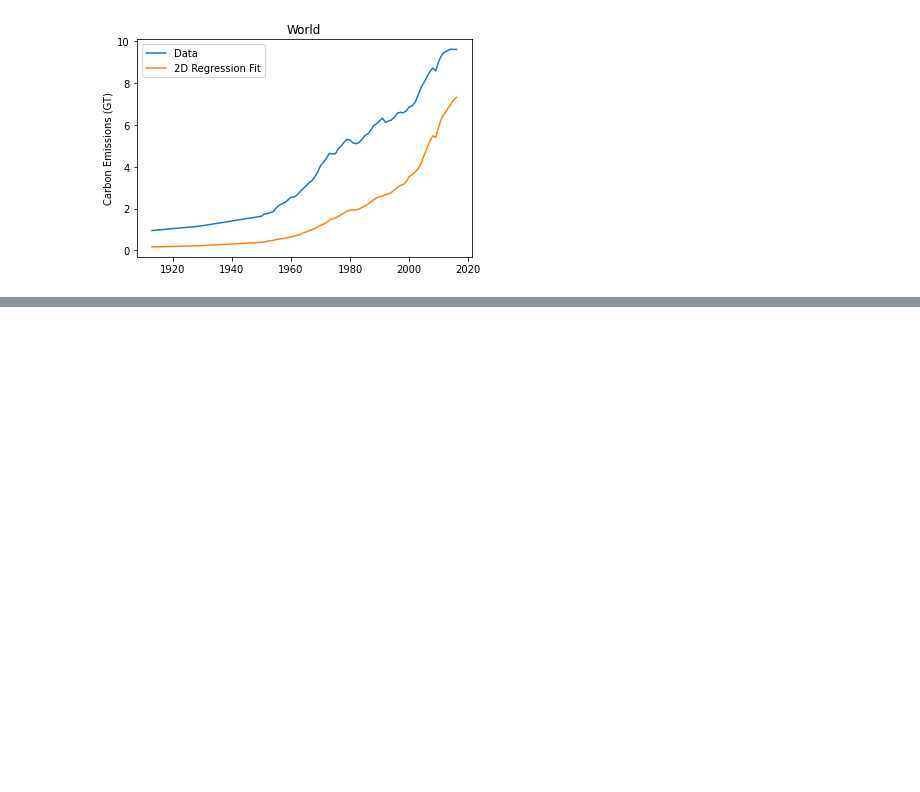
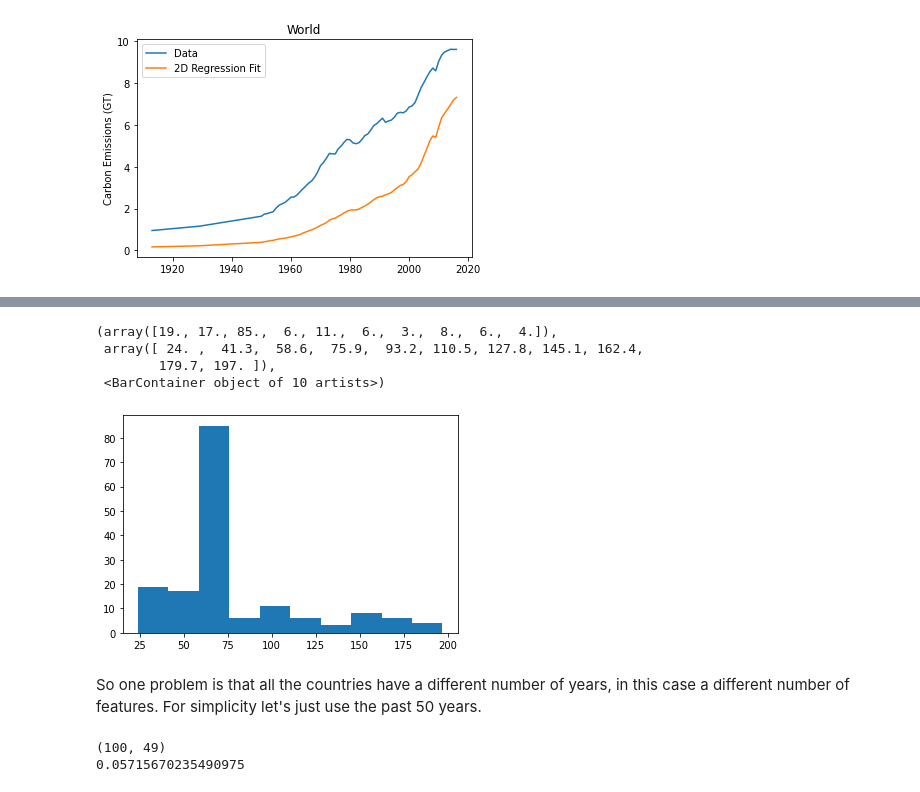
Before and after one commit to dodelson/Physics-of-Energy, a Jupyter notebook: cnn.ipynb, the cells around one changed output, grey strips where cells are left out. Saved outputs shown, nothing was run; the diff lists cells and outputs as text; code cells hidden in the pictures; blank space fills up the shorter version.

```diff
--- a/cnn.ipynb
+++ b/cnn.ipynb
@@ -376,0 +382,18 @@ Text(0.5, 1.0, 'Indonesia')
+# %%
+# Find out the sizes of the different countries' data sets.
+country=co2['country'].values
+country=np.unique(country)
+nyears=[]
+for c in country:
+    tmp=co2[co2['country']==c]
+    y=tmp['year'].values
+    nyears.append(np.size(y))
+plt.hist(nyears)
+# %% [output]
+(array([19., 17., 85.,  6., 11.,  6.,  3.,  8.,  6.,  4.]),
+ array([ 24. ,  41.3,  58.6,  75.9,  93.2, 110.5, 127.8, 145.1, 162.4,
+        179.7, 197. ]),
+ <BarContainer object of 10 artists>)
+[figure, added]
+# %% [markdown]
+So one problem is that all the countries have a different number of years, in this case a different number of features. For simplicity let's just use the past 50 years.
@@ -376,0 +420,8 @@ Text(0.5, 1.0, 'Indonesia')
+# %%
+X_train,y_train=Xsc[:100,:49],Xsc[:100,49:]
+X_test,y_test=Xsc[100:,:49],Xsc[100:,49:]
+print(np.shape(X_train))
+print(X_train[0,0])
+# %% [output]
+(100, 49)
+0.05715670235490975
```
Also changed, not shown: parts of 16 cells of this notebook, 1 other file.
